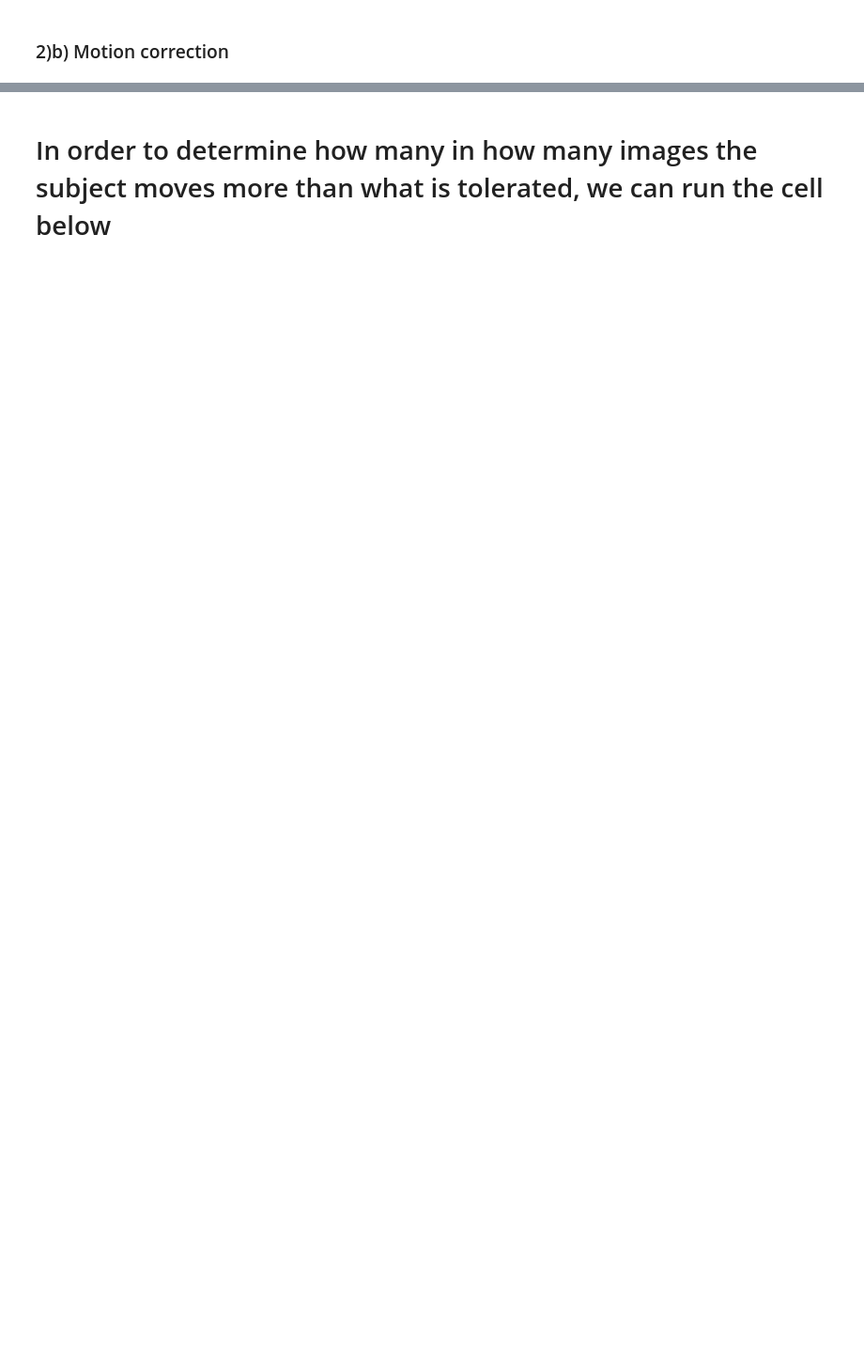
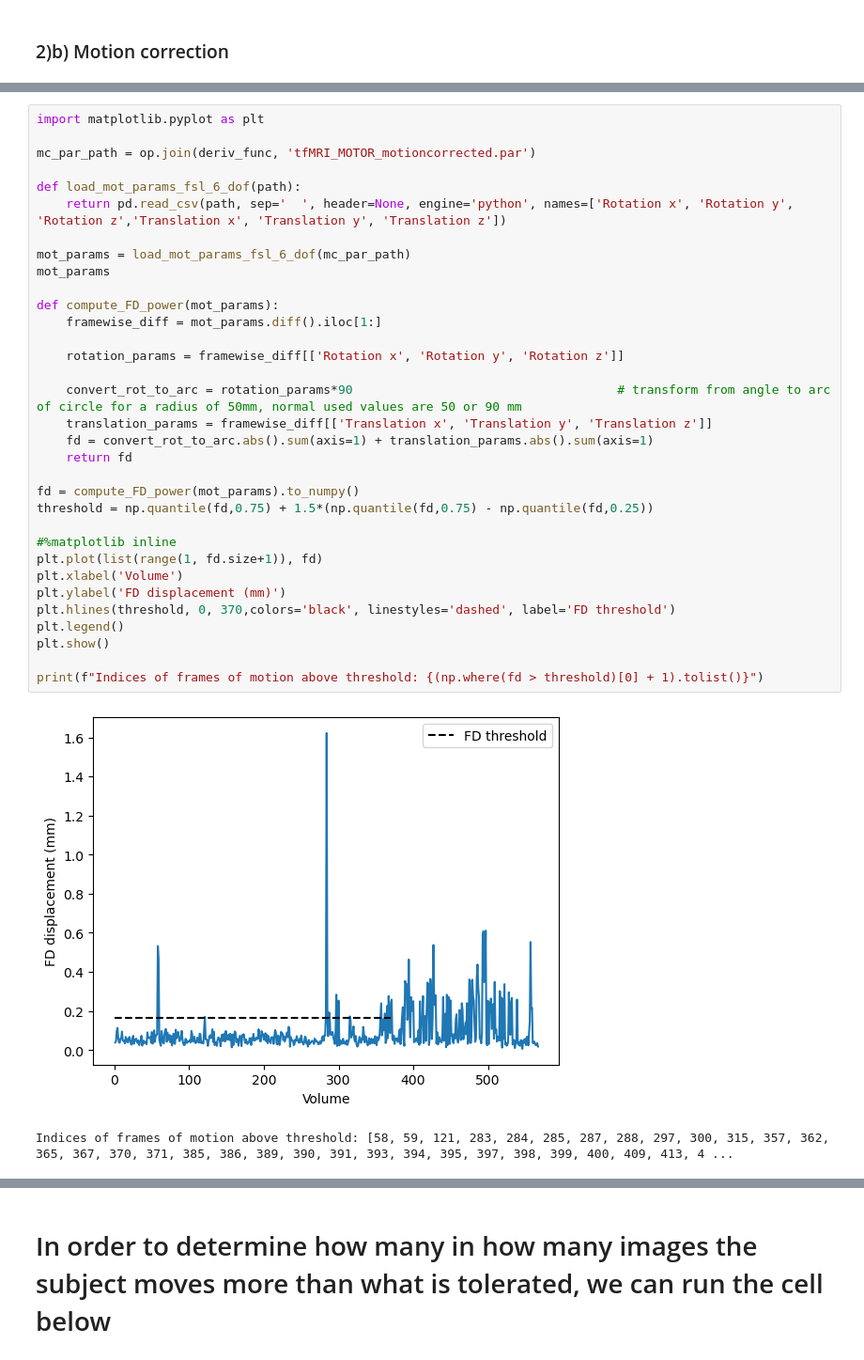
Before and after one commit to zoeepfl/NX-NSSP, a Jupyter notebook: Mini_Projet_1.ipynb, the cells around one changed output, grey strips where cells are left out. Shown at 94% size. Cells and saved outputs as stored; diff of their text form; blank space fills up the shorter version.

Commit message:
partie concat et motion new test

```diff
--- a/Mini_Projet_1.ipynb
+++ b/Mini_Projet_1.ipynb
@@ -339,0 +372,36 @@ Motion corrected done
+# %%
+import matplotlib.pyplot as plt
+
+mc_par_path = op.join(deriv_func, 'tfMRI_MOTOR_motioncorrected.par')
+
+def load_mot_params_fsl_6_dof(path):
+    return pd.read_csv(path, sep='  ', header=None, engine='python', names=['Rotation x', 'Rotation y', 'Rotation z','Translation x', 'Translation y', 'Translation z'])
+
+mot_params = load_mot_params_fsl_6_dof(mc_par_path)
+mot_params
+
+def compute_FD_power(mot_params):
+    framewise_diff = mot_params.diff().iloc[1:]
+
+    rotation_params = framewise_diff[['Rotation x', 'Rotation y', 'Rotation z']]
+
+    convert_rot_to_arc = rotation_params*90                                    # transform from angle to arc of circle for a radius of 50mm, normal used values are 50 or 90 mm
+    translation_params = framewise_diff[['Translation x', 'Translation y', 'Translation z']]
+    fd = convert_rot_to_arc.abs().sum(axis=1) + translation_params.abs().sum(axis=1)
+    return fd
+
+fd = compute_FD_power(mot_params).to_numpy()
+threshold = np.quantile(fd,0.75) + 1.5*(np.quantile(fd,0.75) - np.quantile(fd,0.25))
+
+#%matplotlib inline
+plt.plot(list(range(1, fd.size+1)), fd)
+plt.xlabel('Volume')
+plt.ylabel('FD displacement (mm)')
+plt.hlines(threshold, 0, 370,colors='black', linestyles='dashed', label='FD threshold')
+plt.legend()
+plt.show()
+
+print(f"Indices of frames of motion above threshold: {(np.where(fd > threshold)[0] + 1).tolist()}")
+# %% [output]
+[figure, added]
+Indices of frames of motion above threshold: [58, 59, 121, 283, 284, 285, 287, 288, 297, 300, 315, 357, 362, 365, 367, 370, 371, 385, 386, 389, 390, 391, 393, 394, 395, 397, 398, 399, 400, 409, 413, 4 ...
```
Also changed, not shown: parts of 27 cells of this notebook.
